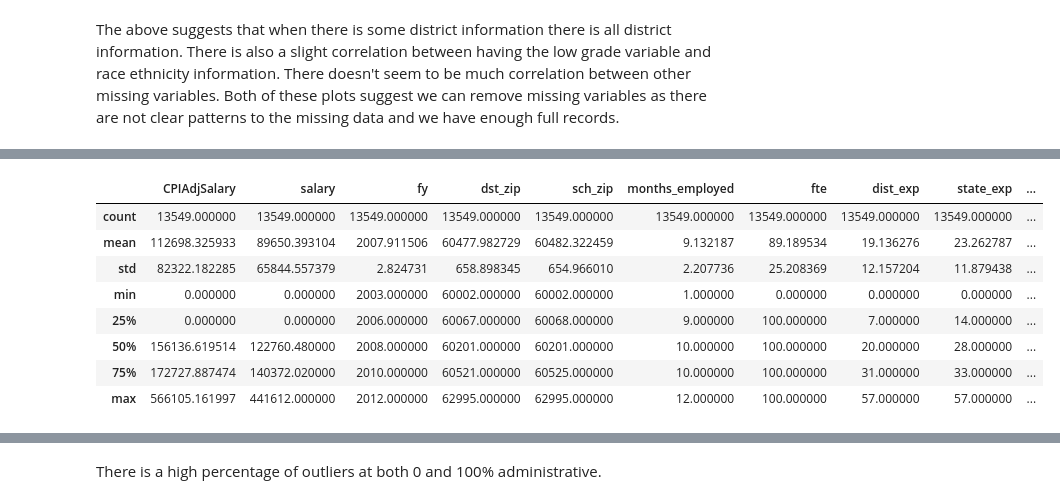
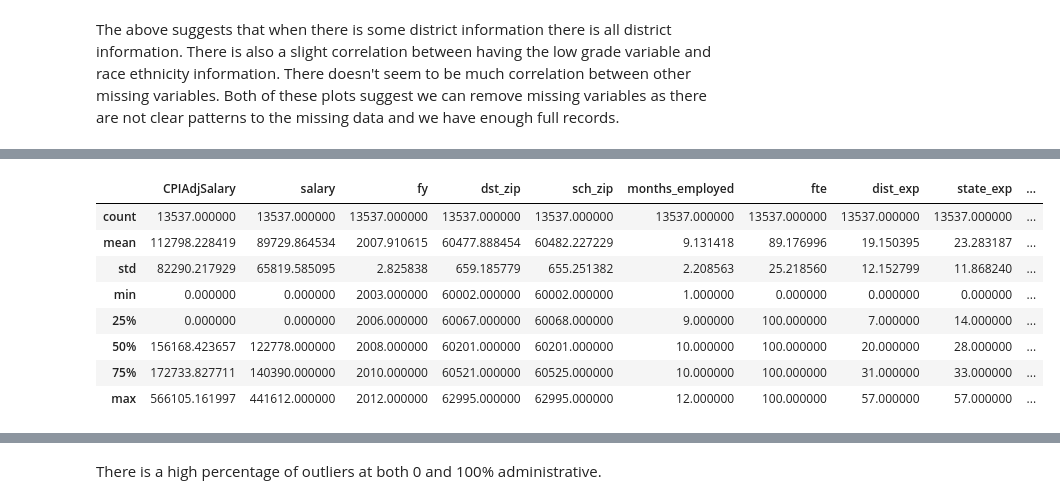
Before and after one commit to spanman888/DSC672_Teacher_Salary, a Jupyter notebook: Capstone_Teacher_Salary.ipynb, the cells around one changed output, grey strips where cells are left out. Drawn from its saved outputs; the diff is of its cells as text; code cells hidden in the pictures.

```diff
--- a/Capstone_Teacher_Salary.ipynb
+++ b/Capstone_Teacher_Salary.ipynb
@@ -196,16 +196,16 @@ plt.show()
 # %%
 #Outliers are where absolute value of z-score > 3 or salary is equal to 0
-df_outliers = df[(df["z_score"] > 3 ) | (df["salary"] == 0 )]
+df_outliers = df[(df["z_score"] > 3 ) | (df["salary"] < 1 )]
 df_outliers.describe()
 # %% [output]
 |  | CPIAdjSalary | salary | fy | dst_zip | sch_zip | months_employed | fte | dist_exp | state_exp | ... |
-| count | 13549.000000 | 13549.000000 | 13549.000000 | 13549.000000 | 13549.000000 | 13549.000000 | 13549.000000 | 13549.000000 | 13549.000000 | ... |
-| mean | 112698.325933 | 89650.393104 | 2007.911506 | 60477.982729 | 60482.322459 | 9.132187 | 89.189534 | 19.136276 | 23.262787 | ... |
-| std | 82322.182285 | 65844.557379 | 2.824731 | 658.898345 | 654.966010 | 2.207736 | 25.208369 | 12.157204 | 11.879438 | ... |
+| count | 13537.000000 | 13537.000000 | 13537.000000 | 13537.000000 | 13537.000000 | 13537.000000 | 13537.000000 | 13537.000000 | 13537.000000 | ... |
+| mean | 112798.228419 | 89729.864534 | 2007.910615 | 60477.888454 | 60482.227229 | 9.131418 | 89.176996 | 19.150395 | 23.283187 | ... |
+| std | 82290.217929 | 65819.585095 | 2.825838 | 659.185779 | 655.251382 | 2.208563 | 25.218560 | 12.152799 | 11.868240 | ... |
 | min | 0.000000 | 0.000000 | 2003.000000 | 60002.000000 | 60002.000000 | 1.000000 | 0.000000 | 0.000000 | 0.000000 | ... |
 | 25% | 0.000000 | 0.000000 | 2006.000000 | 60067.000000 | 60068.000000 | 9.000000 | 100.000000 | 7.000000 | 14.000000 | ... |
-| 50% | 156136.619514 | 122760.480000 | 2008.000000 | 60201.000000 | 60201.000000 | 10.000000 | 100.000000 | 20.000000 | 28.000000 | ... |
-| 75% | 172727.887474 | 140372.020000 | 2010.000000 | 60521.000000 | 60525.000000 | 10.000000 | 100.000000 | 31.000000 | 33.000000 | ... |
+| 50% | 156168.423657 | 122778.000000 | 2008.000000 | 60201.000000 | 60201.000000 | 10.000000 | 100.000000 | 20.000000 | 28.000000 | ... |
+| 75% | 172733.827711 | 140390.000000 | 2010.000000 | 60521.000000 | 60525.000000 | 10.000000 | 100.000000 | 31.000000 | 33.000000 | ... |
 | max | 566105.161997 | 441612.000000 | 2012.000000 | 62995.000000 | 62995.000000 | 12.000000 | 100.000000 | 57.000000 | 57.000000 | ... |
 # %%
 import matplotlib.pyplot as plt
```
Also changed, not shown: parts of 19 cells of this notebook.
